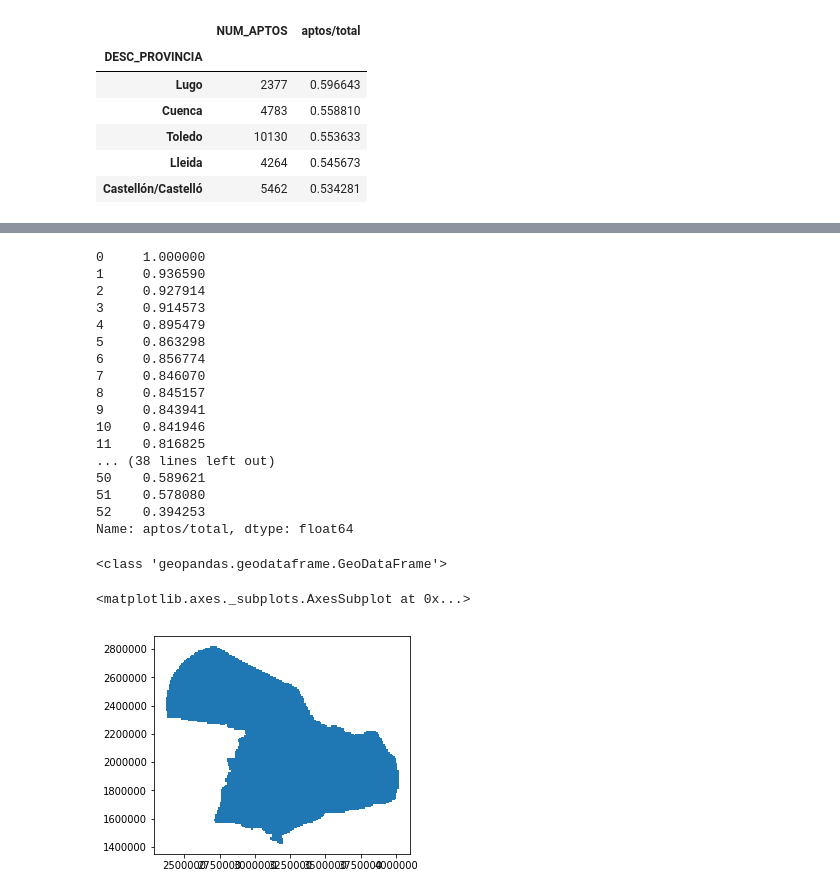
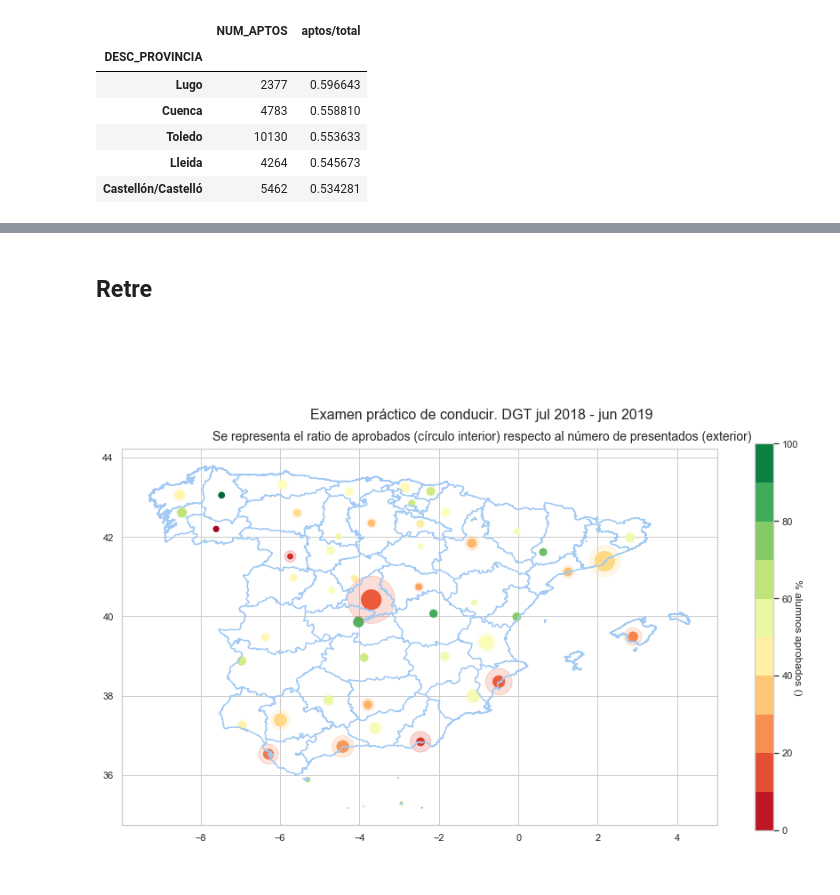
Before and after one commit to juanluisrto/dgt_statistics, a Jupyter notebook: dgt_autoescuelas.ipynb, the cells around one changed output, grey strips where cells are left out. Saved outputs shown, nothing was run; the diff lists cells and outputs as text; code cells hidden in the pictures.

```diff
--- a/dgt_autoescuelas.ipynb
+++ b/dgt_autoescuelas.ipynb
@@ -156,20 +164,0 @@ ratio = dims.max()
-# %%
-res_sorted['aptos/total']/ratio['aptos/total']
-# %% [output]
-0     1.000000
-1     0.936590
-2     0.927914
-3     0.914573
-4     0.895479
-5     0.863298
-6     0.856774
-7     0.846070
-8     0.845157
-9     0.843941
-10    0.841946
-11    0.816825
-... (38 lines left out)
-50    0.589621
-51    0.578080
-52    0.394253
-Name: aptos/total, dtype: float64
@@ -179,11 +165,2 @@ import descartes
-# %%
-fp = "./es_10km.shx"
-map_df = gpd.read_file(fp)
-print(type(map_df))
-# %% [output]
-<class 'geopandas.geodataframe.GeoDataFrame'>
-# %%
-map_df.plot()
-# %% [output]
-<matplotlib.axes._subplots.AxesSubplot at 0x...>
-[figure, removed]
+# %% [markdown]
+## Retre
@@ -189,0 +174,27 @@ map_df.plot()
+# %%
+geometry = [Point(xy) for xy in zip(res_sorted.longitude, res_sorted.latitude)]
+df = res_sorted.drop(['longitude', 'latitude'], axis=1)
+crs = {'init': 'epsg:4326'}
+gdf = gpd.GeoDataFrame(df, crs=crs, geometry=geometry)
+Z = [[0,0],[0,0]]
+levels = range(0,110,10)
+CS3 = plt.contourf(Z, levels, cmap = 'RdYlGn')
+CS3.ax.set_ylabel('% alumnos aprobados', rotation=270)
+plt.clf()
+# %%
+m = 0.01
+n = 20
+spain_map = gpd.read_file('./peninsula/ll_provinciales_inspire_peninbal_etrs89.shp')
+fig,ax = plt.subplots(figsize = (15,10))
+fig.suptitle("\n\n\n\n\nExamen práctico de conducir. DGT jul 2018 - jun 2019", fontsize=16)
+plt.figtext(.5,.81,'Se representa el ratio de aprobados (círculo interior) respecto al número de presentados (exterior)',fontsize=14,ha='center')
+
+spain_map.plot(ax = ax)
+colors = cm.RdYlGn(gdf['norm_aptos/total'])
+gdf.plot(ax = ax, markersize = (m*(gdf['NUM_APTOS']) + n), color = colors , marker = 'o')
+gdf.plot(ax = ax, markersize = (m*(gdf['NUM_APTOS']/gdf['norm_aptos/total']) + n), color = colors , marker = 'o', alpha = 0.2)
+plt.colorbar(CS3,shrink = 0.8).ax.set_ylabel('% alumnos aprobados ()', rotation=270)
+plt.savefig("./awesome_graph_dgt.png")
+plt.show()
+# %% [output]
+[figure, added]
```
Also changed, not shown: parts of 10 cells of this notebook, 12 other files.
